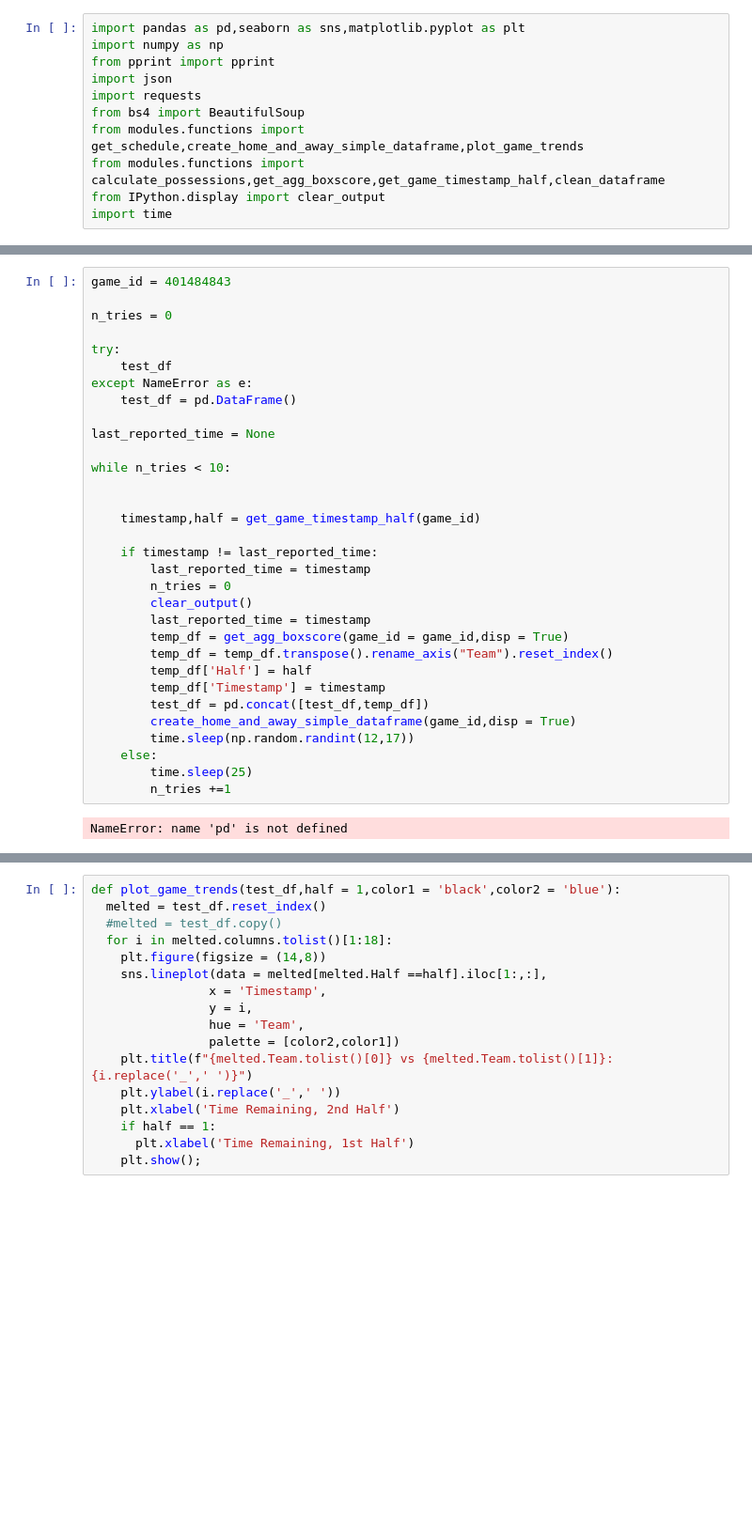
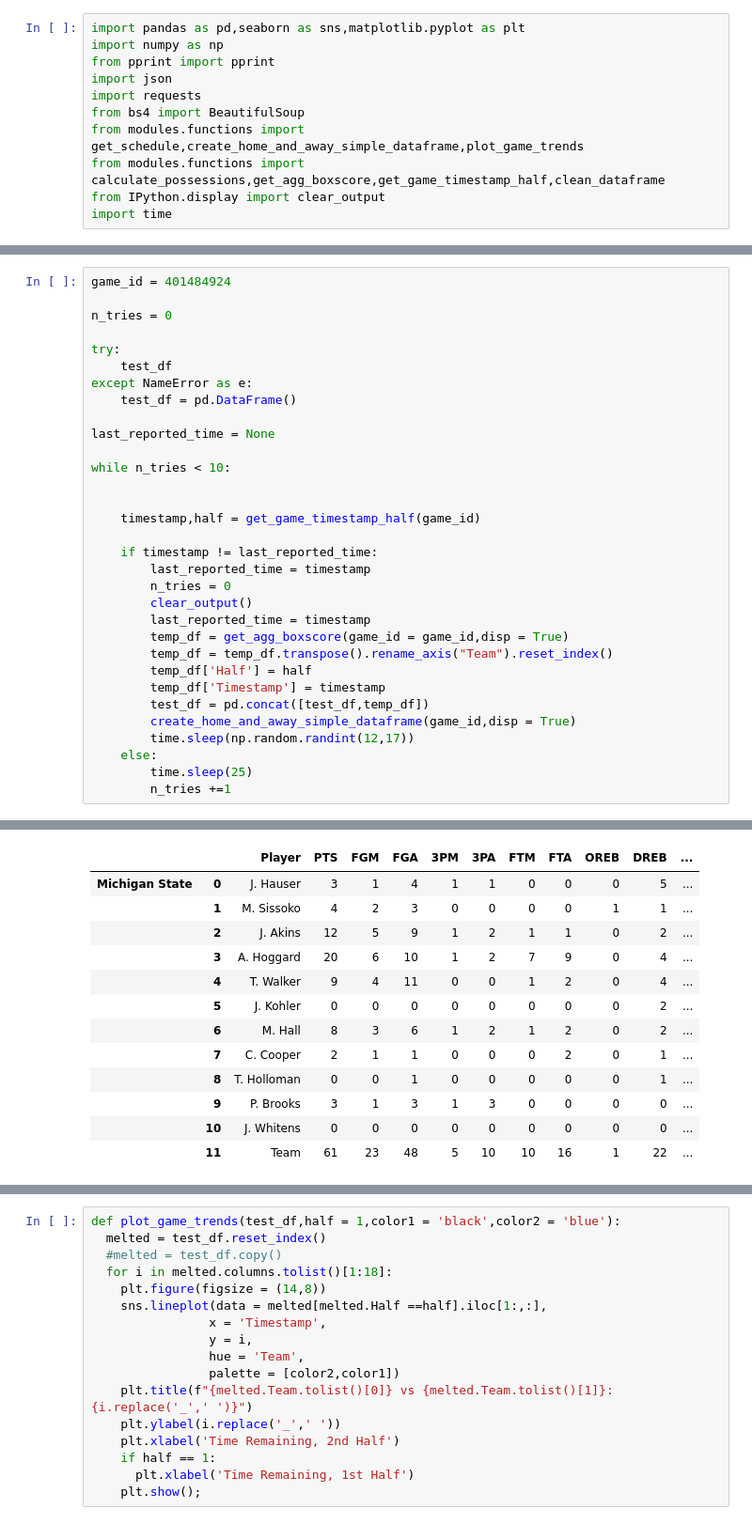
Before and after one commit to fmathews11/CBB_2023, a Jupyter notebook: during_game_notebook.ipynb, the cells around one changed output, grey strips where cells are left out. Shown at 94% size. Drawn from its saved outputs; the diff is of its cells as text; blank space fills up the shorter version.

```diff
--- a/during_game_notebook.ipynb
+++ b/during_game_notebook.ipynb
@@ -122,5 +32,5 @@ create_home_and_away_simple_dataframe('401484843',disp=True)
 # %%
-game_id = 401484843
+game_id = 401484924
 
 n_tries = 0
 
@@ -152,4 +62,3 @@ while n_tries < 10:
         time.sleep(25)
         n_tries +=1
 # %% [output]
-NameError: name 'pd' is not defined
@@ -155,0 +83,13 @@ NameError: name 'pd' is not defined
+|  |  | Player | PTS | FGM | FGA | 3PM | 3PA | FTM | FTA | OREB | DREB | ... |
+| Michigan State | 0 | J. Hauser | 3 | 1 | 4 | 1 | 1 | 0 | 0 | 0 | 5 | ... |
+|  | 1 | M. Sissoko | 4 | 2 | 3 | 0 | 0 | 0 | 0 | 1 | 1 | ... |
+|  | 2 | J. Akins | 12 | 5 | 9 | 1 | 2 | 1 | 1 | 0 | 2 | ... |
+|  | 3 | A. Hoggard | 20 | 6 | 10 | 1 | 2 | 7 | 9 | 0 | 4 | ... |
+|  | 4 | T. Walker | 9 | 4 | 11 | 0 | 0 | 1 | 2 | 0 | 4 | ... |
+|  | 5 | J. Kohler | 0 | 0 | 0 | 0 | 0 | 0 | 0 | 0 | 2 | ... |
+|  | 6 | M. Hall | 8 | 3 | 6 | 1 | 2 | 1 | 2 | 0 | 2 | ... |
+|  | 7 | C. Cooper | 2 | 1 | 1 | 0 | 0 | 0 | 2 | 0 | 1 | ... |
+|  | 8 | T. Holloman | 0 | 0 | 1 | 0 | 0 | 0 | 0 | 0 | 1 | ... |
+|  | 9 | P. Brooks | 3 | 1 | 3 | 1 | 3 | 0 | 0 | 0 | 0 | ... |
+|  | 10 | J. Whitens | 0 | 0 | 0 | 0 | 0 | 0 | 0 | 0 | 0 | ... |
+|  | 11 | Team | 61 | 23 | 48 | 5 | 10 | 10 | 16 | 1 | 22 | ... |
```
Also changed, not shown: parts of 4 cells of this notebook.
